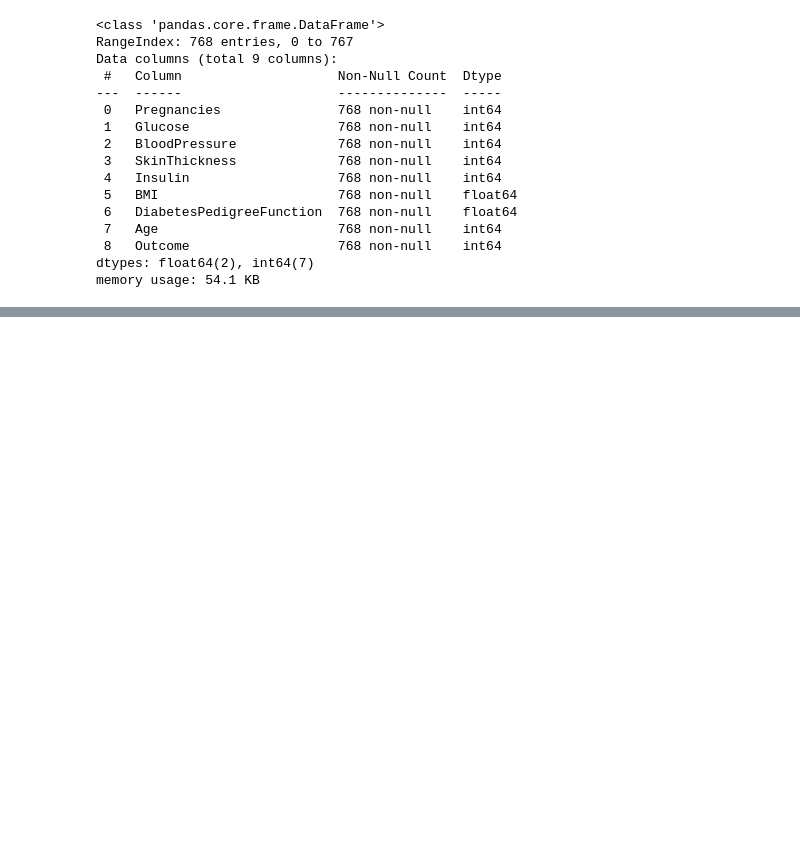
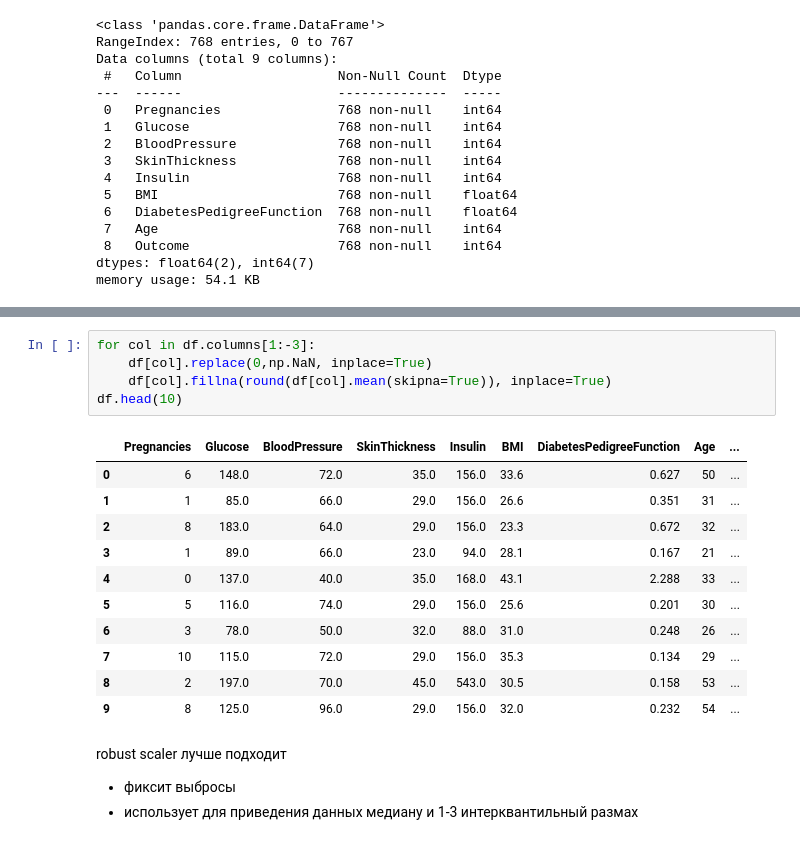
Before and after one commit to 7Kseniya/AI_Systems, a Jupyter notebook: ml_intro/lab6/logistic_regression.ipynb, the cells around one changed output, grey strips where cells are left out. Cells and saved outputs as stored; diff of their text form; blank space fills up the shorter version.

```diff
--- a/ml_intro/lab6/logistic_regression.ipynb
+++ b/ml_intro/lab6/logistic_regression.ipynb
@@ -77,0 +157,21 @@ df.describe()
+# %%
+for col in df.columns[1:-3]:
+    df[col].replace(0,np.NaN, inplace=True)
+    df[col].fillna(round(df[col].mean(skipna=True)), inplace=True)
+df.head(10)
+# %% [output]
+|  | Pregnancies | Glucose | BloodPressure | SkinThickness | Insulin | BMI | DiabetesPedigreeFunction | Age | ... |
+| 0 | 6 | 148.0 | 72.0 | 35.0 | 156.0 | 33.6 | 0.627 | 50 | ... |
+| 1 | 1 | 85.0 | 66.0 | 29.0 | 156.0 | 26.6 | 0.351 | 31 | ... |
+| 2 | 8 | 183.0 | 64.0 | 29.0 | 156.0 | 23.3 | 0.672 | 32 | ... |
+| 3 | 1 | 89.0 | 66.0 | 23.0 | 94.0 | 28.1 | 0.167 | 21 | ... |
+| 4 | 0 | 137.0 | 40.0 | 35.0 | 168.0 | 43.1 | 2.288 | 33 | ... |
+| 5 | 5 | 116.0 | 74.0 | 29.0 | 156.0 | 25.6 | 0.201 | 30 | ... |
+| 6 | 3 | 78.0 | 50.0 | 32.0 | 88.0 | 31.0 | 0.248 | 26 | ... |
+| 7 | 10 | 115.0 | 72.0 | 29.0 | 156.0 | 35.3 | 0.134 | 29 | ... |
+| 8 | 2 | 197.0 | 70.0 | 45.0 | 543.0 | 30.5 | 0.158 | 53 | ... |
+| 9 | 8 | 125.0 | 96.0 | 29.0 | 156.0 | 32.0 | 0.232 | 54 | ... |
+# %% [markdown]
+robust scaler лучше подходит
+- фиксит выбросы
+- использует для приведения данных медиану и 1-3 интерквантильный размах
```
Also changed, not shown: parts of 22 cells of this notebook.
